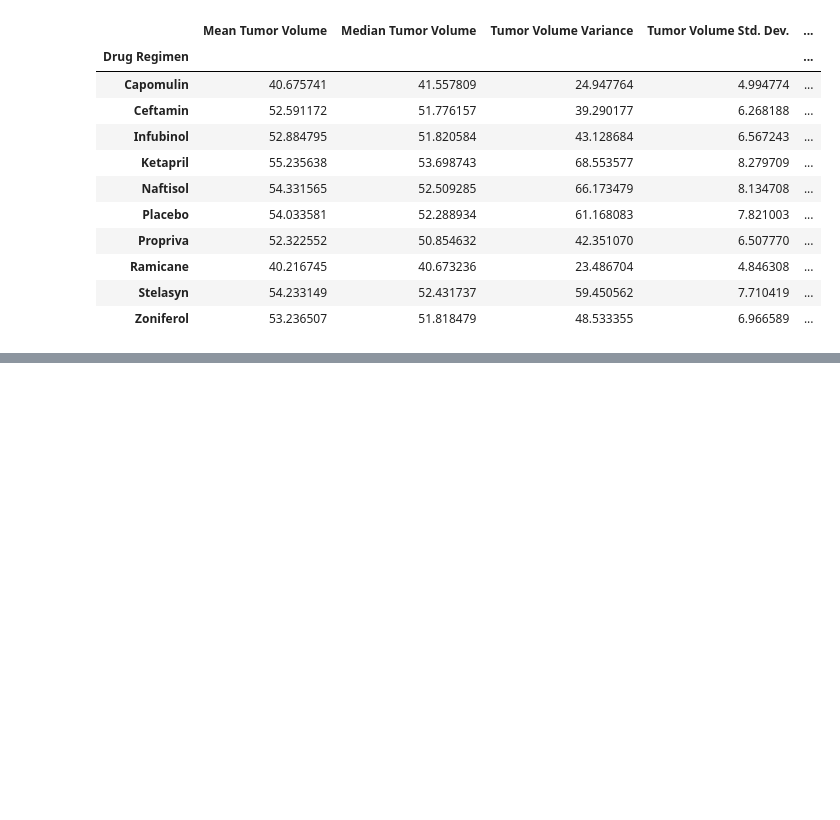
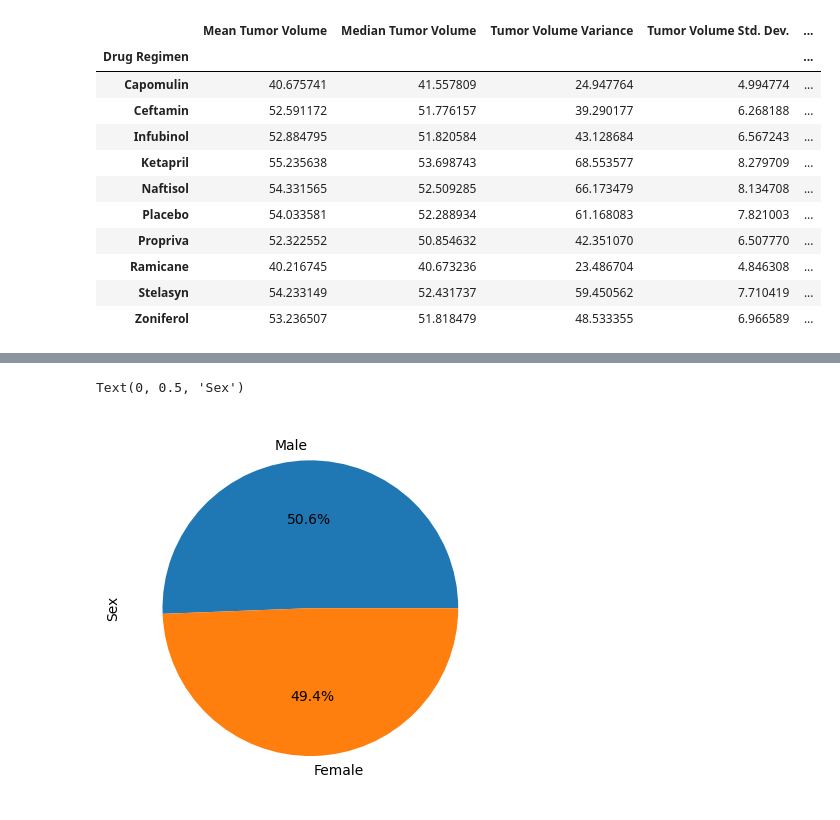
Before and after one commit to Shakermaker001/matplot-challenge, a Jupyter notebook: DataVis.ipynb, the cells around one changed output, grey strips where cells are left out. Drawn from its saved outputs; the diff is of its cells as text; code cells hidden in the pictures; blank space fills up the shorter version.

```diff
--- a/DataVis.ipynb
+++ b/DataVis.ipynb
@@ -82,0 +87,7 @@ plt.show()
+# %%
+mouse_sex = mouse_df['Sex'].value_counts()
+mouse_pie = mouse_sex.plot(kind='pie',autopct='%1.1f%%', y='Sex',)
+mouse_pie.set_ylabel("Sex")
+# %% [output]
+Text(0, 0.5, 'Sex')
+[figure, added]
```
Also changed, not shown: parts of 9 cells of this notebook.
